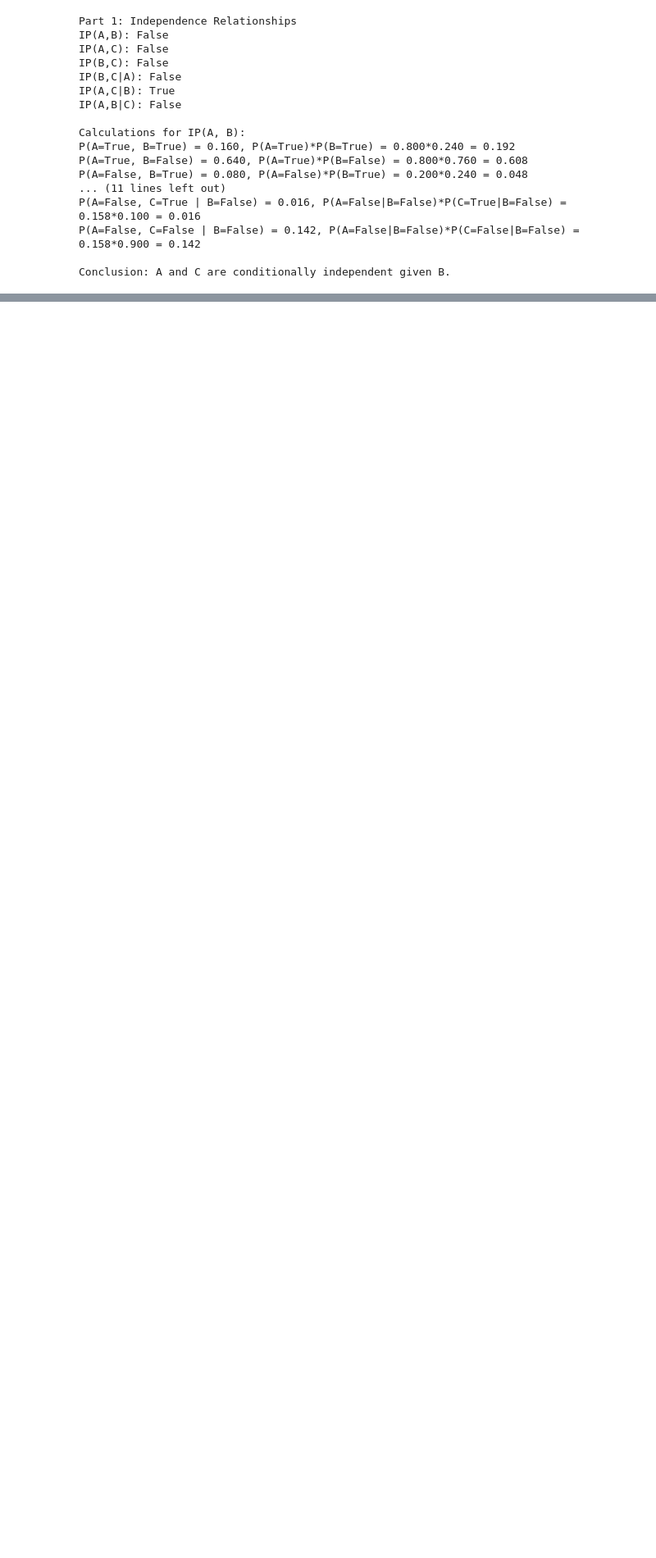
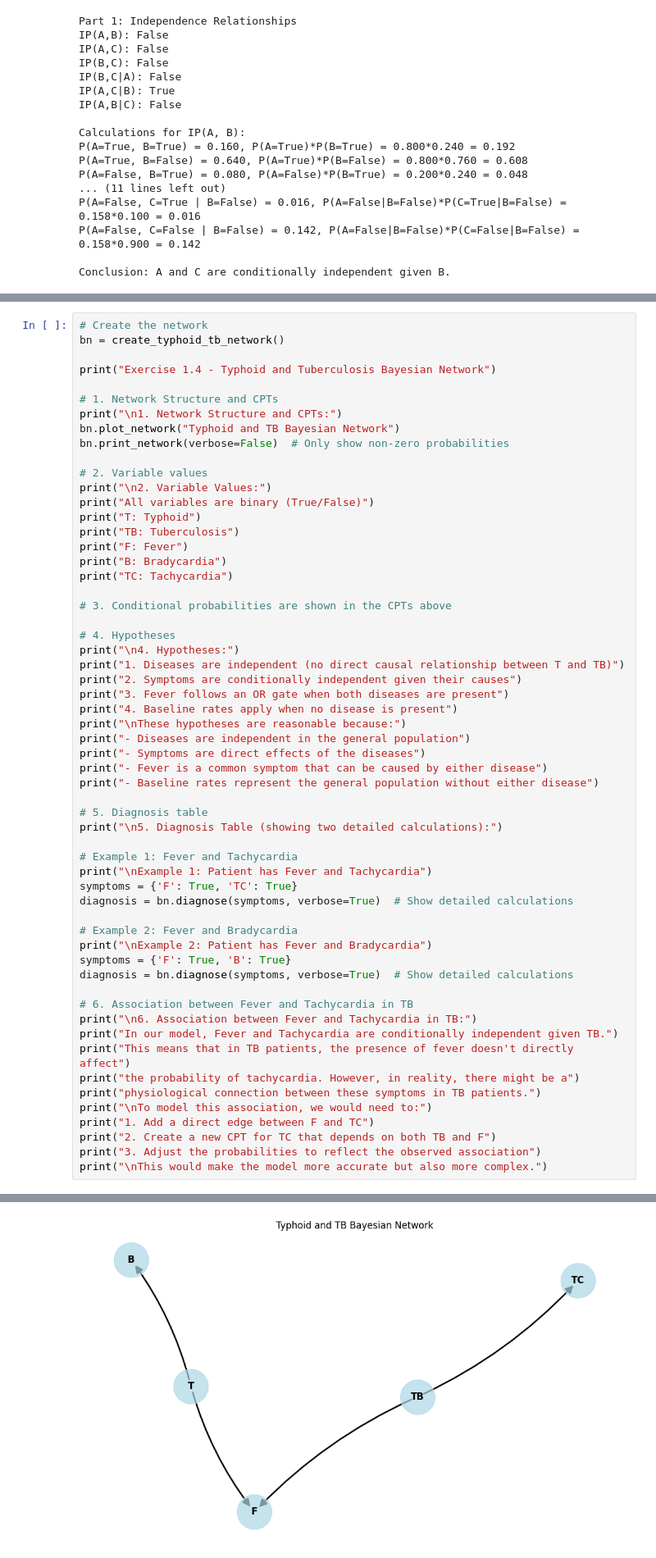
Before and after one commit to alvaro-francisco-gil/probabilistic-methods, a Jupyter notebook: exercises/01_bayesian_nets_fundamentals.ipynb, the cells around one changed output, grey strips where cells are left out. Shown: that part at 82% size. Cells and saved outputs as stored; diff of their text form; blank space fills up the shorter version.

```diff
--- a/exercises/01_bayesian_nets_fundamentals.ipynb
+++ b/exercises/01_bayesian_nets_fundamentals.ipynb
@@ -285,0 +347,59 @@ I-map 12: [('B', 'A'), ('C', 'A'), ('C', 'B')]
+# %%
+# Create the network
+bn = create_typhoid_tb_network()
+
+print("Exercise 1.4 - Typhoid and Tuberculosis Bayesian Network")
+
+# 1. Network Structure and CPTs
+print("\n1. Network Structure and CPTs:")
+bn.plot_network("Typhoid and TB Bayesian Network")
+bn.print_network(verbose=False)  # Only show non-zero probabilities
+
+# 2. Variable values
+print("\n2. Variable Values:")
+print("All variables are binary (True/False)")
+print("T: Typhoid")
+print("TB: Tuberculosis")
+print("F: Fever")
+print("B: Bradycardia")
+print("TC: Tachycardia")
+
+# 3. Conditional probabilities are shown in the CPTs above
+
+# 4. Hypotheses
+print("\n4. Hypotheses:")
+print("1. Diseases are independent (no direct causal relationship between T and TB)")
+print("2. Symptoms are conditionally independent given their causes")
+print("3. Fever follows an OR gate when both diseases are present")
+print("4. Baseline rates apply when no disease is present")
+print("\nThese hypotheses are reasonable because:")
+print("- Diseases are independent in the general population")
+print("- Symptoms are direct effects of the diseases")
+print("- Fever is a common symptom that can be caused by either disease")
+print("- Baseline rates represent the general population without either disease")
+
+# 5. Diagnosis table
+print("\n5. Diagnosis Table (showing two detailed calculations):")
+
+# Example 1: Fever and Tachycardia
+print("\nExample 1: Patient has Fever and Tachycardia")
+symptoms = {'F': True, 'TC': True}
+diagnosis = bn.diagnose(symptoms, verbose=True)  # Show detailed calculations
+
+# Example 2: Fever and Bradycardia
+print("\nExample 2: Patient has Fever and Bradycardia")
+symptoms = {'F': True, 'B': True}
+diagnosis = bn.diagnose(symptoms, verbose=True)  # Show detailed calculations
+
+# 6. Association between Fever and Tachycardia in TB
+print("\n6. Association between Fever and Tachycardia in TB:")
+print("In our model, Fever and Tachycardia are conditionally independent given TB.")
+print("This means that in TB patients, the presence of fever doesn't directly affect")
+print("the probability of tachycardia. However, in reality, there might be a")
+print("physiological connection between these symptoms in TB patients.")
+print("\nTo model this association, we would need to:")
+print("1. Add a direct edge between F and TC")
+print("2. Create a new CPT for TC that depends on both TB and F")
+print("3. Adjust the probabilities to reflect the observed association")
+print("\nThis would make the model more accurate but also more complex.")
+# %% [output]
@@ -285,0 +409 @@ I-map 12: [('B', 'A'), ('C', 'A'), ('C', 'B')]
+[figure, added]
```
Also changed, not shown: parts of 10 cells of this notebook, 4 other files.
